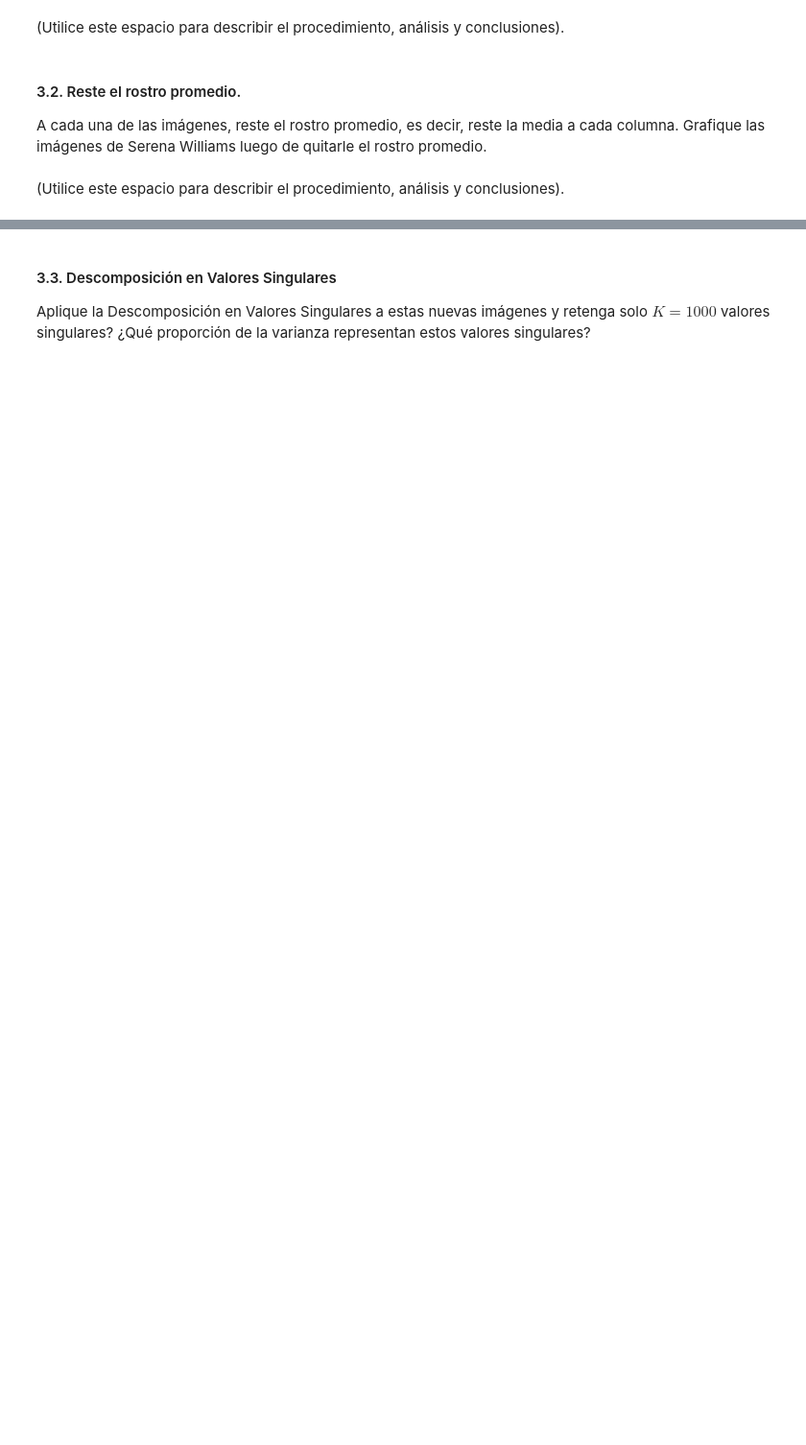
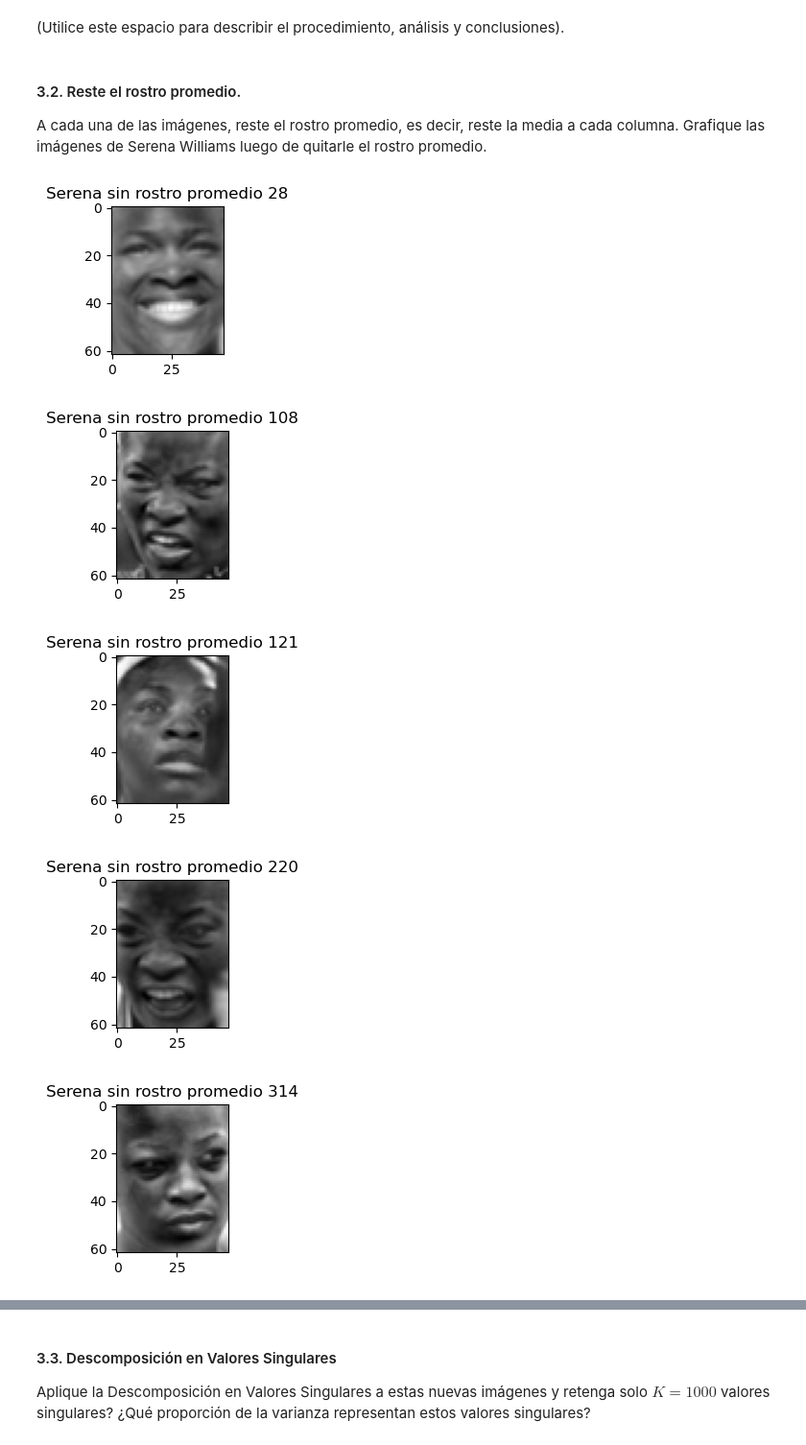
Before and after one commit to juankquintana/aprendizaje-no-supervisado, a Jupyter notebook: Semana 2/Taller/S2_LC_Taller_SVD.ipynb, the cells around one changed output, grey strips where cells are left out. Shown at 96% size. Cells and saved outputs as stored; diff of their text form; code cells hidden in the pictures; blank space fills up the shorter version.

```diff
--- a/Semana 2/Taller/S2_LC_Taller_SVD.ipynb
+++ b/Semana 2/Taller/S2_LC_Taller_SVD.ipynb
@@ -241,2 +291,17 @@ A cada una de las imágenes, reste el rostro promedio, es decir, reste la media
-# %% [markdown]
-(Utilice este espacio para describir el procedimiento, análisis y conclusiones).
+# %%
+# Utilice este espacio para escribir el código.
+imagenes_sin_rostro_promedio = imagenes - rostro_promedio
+
+imagenes_serena_sin_promedio = imagenes_sin_rostro_promedio[imagenes_s]
+
+for i in indices_imagenes_s[:5]:
+    plt.figure(figsize=(2, 2))
+    plt.imshow(imagenes_serena_sin_promedio[indices_imagenes_s.index(i)].reshape(imagenes.shape[1], imagenes.shape[2]), cmap='gray')
+    plt.title(f"Serena sin rostro promedio {i}")
+    plt.show()
+# %% [output]
+[figure, added]
+[figure, added]
+[figure, added]
+[figure, added]
+[figure, added]
```
Also changed, not shown: parts of 14 cells of this notebook.
